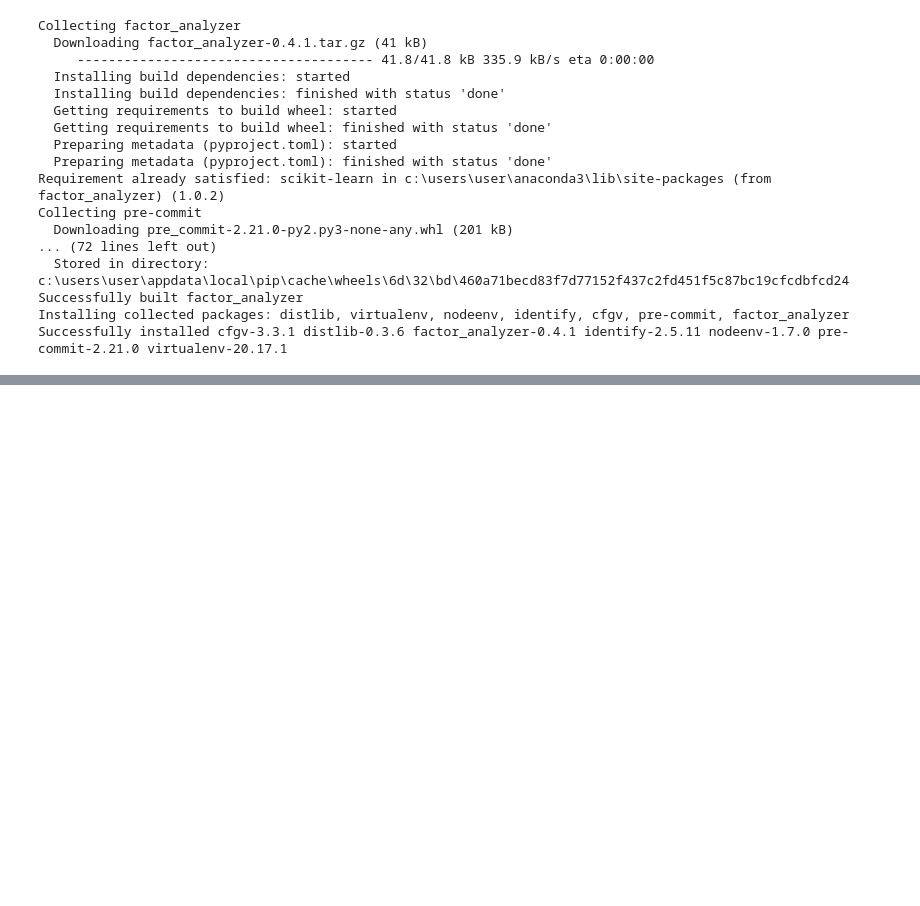
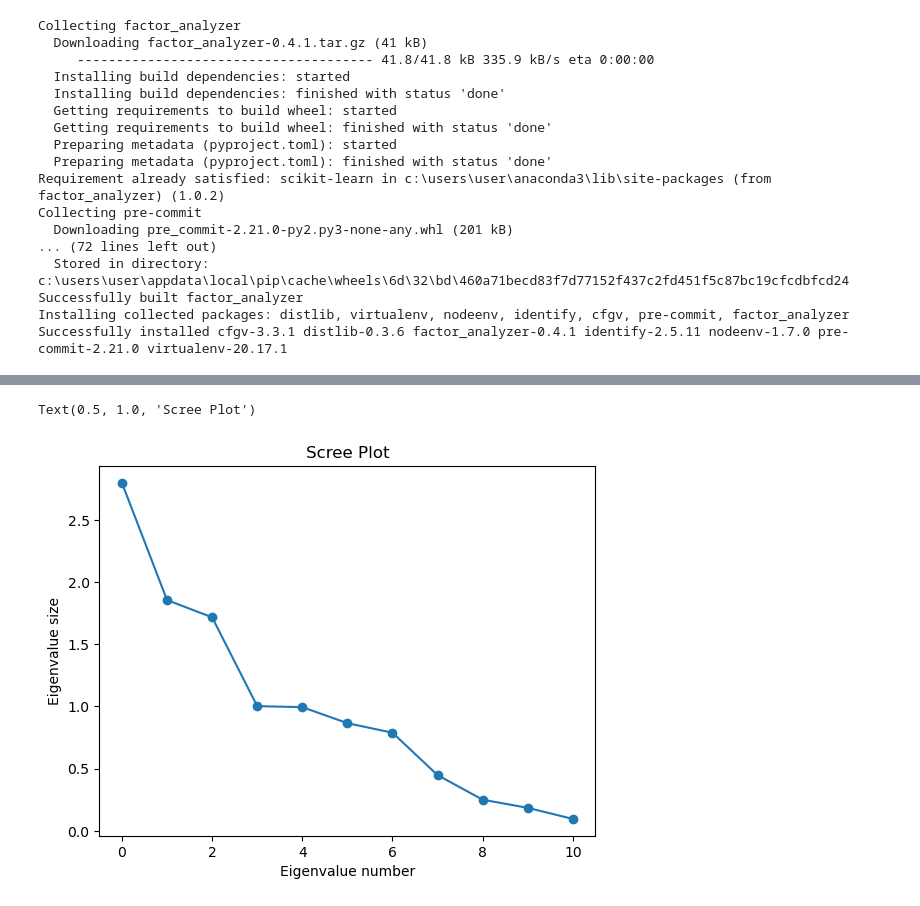
Before and after one commit to AmirJlr/Data-Science-Algorithms-FUM, a Jupyter notebook: Linear Model/FA/factor analysis 1 .ipynb, the cells around one changed output, grey strips where cells are left out. Drawn from its saved outputs; the diff is of its cells as text; code cells hidden in the pictures; blank space fills up the shorter version.

```diff
--- a/Linear Model/FA/factor analysis 1 .ipynb
+++ b/Linear Model/FA/factor analysis 1 .ipynb
@@ -24,3 +24,7 @@ Collecting pre-commit
 Successfully built factor_analyzer
 Installing collected packages: distlib, virtualenv, nodeenv, identify, cfgv, pre-commit, factor_analyzer
 Successfully installed cfgv-3.3.1 distlib-0.3.6 factor_analyzer-0.4.1 identify-2.5.11 nodeenv-1.7.0 pre-commit-2.21.0 virtualenv-20.17.1
+# %%
+data = pd.read_csv('../../Data/f_win.csv')
+# %%
+data.drop(['Unnamed: 0', 'Win'], axis =1, inplace = True)
@@ -26,0 +50,6 @@ Successfully installed cfgv-3.3.1 distlib-0.3.6 factor_analyzer-0.4.1 identify-2
+# %%
+# Create factor analysis object and perform factor analysis
+
+fa = FactorAnalyzer(n_factors=2, rotation="varimax", method="principal", is_corr_matrix=False)
+# %%
+fa.fit(data)
@@ -26,0 +89,8 @@ Successfully installed cfgv-3.3.1 distlib-0.3.6 factor_analyzer-0.4.1 identify-2
+# %%
+plt.plot(fa.get_eigenvalues()[0], marker='o')
+plt.xlabel("Eigenvalue number")
+plt.ylabel("Eigenvalue size")
+plt.title("Scree Plot")
+# %% [output]
+Text(0.5, 1.0, 'Scree Plot')
+[figure, added]
```
Also changed, not shown: parts of 11 cells of this notebook.
